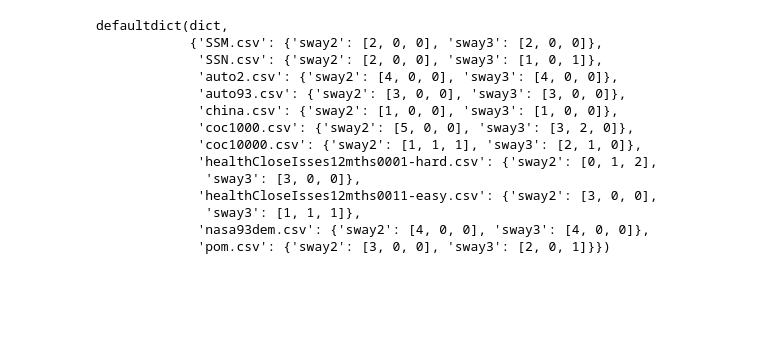
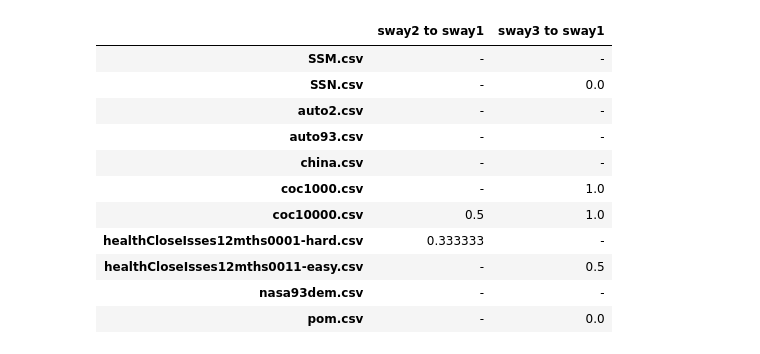
Before and after one commit to qchen59/ASE_2023Spring, a Jupyter notebook: src/project/graphs.ipynb, the cells around one changed output. Drawn from its saved outputs; the diff is of its cells as text; code cells hidden in the pictures; blank space fills up the shorter version.

```diff
--- a/src/project/graphs.ipynb
+++ b/src/project/graphs.ipynb
@@ -5,37 +0,0 @@ from collections import Counter, defaultdict
-# %%
-def deserializeFileToObject(filename: str = 'objs.pkl') -> list:
-    text_file = Path('../../etc/out') / filename
-    with text_file.open('rb') as f:
-        objects = pickle.load(f)
-    return objects
-
-def writeOutputsForDatasets(dataset_tables: dict[list], text_filename: str = 'project.out', latex_filename: str = 'project_latex.out', terminal_output: bool = True):
-    text_file = Path('../../etc/out') / text_filename
-    latex_file = Path('../../etc/out') / latex_filename
-    with text_file.open('w') as f1, latex_file.open('w') as f2:
-        for dataset, tables in dataset_tables.items():
-            table1, table2, table_times = tables[0], tables[1], tables[2]
-            # Write to terminal out
-            if terminal_output:
-                print(f'\nX{dataset:-^40}X\n')
-                print(table1)
-                print("\n")
-                print(table2)
-                print("\n")
-                print(table_times)
-
-            # Write to text file
-            f1.write(f'\n\nX{dataset:-^50}X\n\n')
-            f1.write(table1.to_string())
-            f1.write("\n\n")
-            f1.write(table2.to_string())
-            f1.write("\n\n")
-            f1.write(table_times.to_string())
-
-            # Write to latex file
-            f2.write(f'\n\nX{dataset:-^50}X\n\n')
-            f2.write(table1.to_latex(float_format="%.2f"))
-            f2.write("\n\n")
-            f2.write(table2.to_latex())
-            f2.write("\n\n")
-            f2.write(table_times.to_latex())
@@ -81,47 +28,47 @@ def getDatasetScores(dataset_tables):
         table1, table2, table3 = tables
         columns = list(table2.columns)
         equal2, better2, worse2 = 0,0,0
         equal3, better3, worse3 = 0,0,0
         for col in columns:
             multiplier = 1 if col[-1]=='+' else -1
             # for sway2
             if table2.loc['sway1 to sway2',col] == '=':
                 equal2+=1
             else:
                 sway1_val = multiplier*table1.loc['sway1',col]
                 sway2_val = multiplier*table1.loc['sway2',col]
                 if sway2_val > sway1_val:
                     better2 += 1
                 else:
                     worse2 += 1
             # for sway3
             if table2.loc['sway1 to sway3',col] == '=':
                 equal3+=1
             else:
                 sway1_val = multiplier*table1.loc['sway1',col]
                 sway3_val = multiplier*table1.loc['sway2',col]
                 if sway3_val > sway1_val:
                     better3 += 1
                 else:
                     worse3 += 1
-        scores[dataset]['sway2'] = [equal2, better2, worse2]
-        scores[dataset]['sway3'] = [equal3, better3, worse3]
+        # scores[dataset]['sway2'] = [equal2, better2, worse2]
+        # scores[dataset]['sway3'] = [equal3, better3, worse3]
+        scores[dataset]['sway2 to sway1'] = '-' if (better2+worse2)==0 else(better2)/(better2+worse2)
+        scores[dataset]['sway3 to sway1'] = '-' if (better3+worse3)==0 else (better3)/(better3+worse3)
 
-    return scores
+    return pd.DataFrame.from_dict(scores).T
 
 getDatasetScores(dataset_tables)
 # %% [output]
-defaultdict(dict,
-            {'SSM.csv': {'sway2': [2, 0, 0], 'sway3': [2, 0, 0]},
-             'SSN.csv': {'sway2': [2, 0, 0], 'sway3': [1, 0, 1]},
-             'auto2.csv': {'sway2': [4, 0, 0], 'sway3': [4, 0, 0]},
-             'auto93.csv': {'sway2': [3, 0, 0], 'sway3': [3, 0, 0]},
-             'china.csv': {'sway2': [1, 0, 0], 'sway3': [1, 0, 0]},
-             'coc1000.csv': {'sway2': [5, 0, 0], 'sway3': [3, 2, 0]},
-             'coc10000.csv': {'sway2': [1, 1, 1], 'sway3': [2, 1, 0]},
-             'healthCloseIsses12mths0001-hard.csv': {'sway2': [0, 1, 2],
-              'sway3': [3, 0, 0]},
-             'healthCloseIsses12mths0011-easy.csv': {'sway2': [3, 0, 0],
-              'sway3': [1, 1, 1]},
-             'nasa93dem.csv': {'sway2': [4, 0, 0], 'sway3': [4, 0, 0]},
-             'pom.csv': {'sway2': [3, 0, 0], 'sway3': [2, 0, 1]}})
+|  | sway2 to sway1 | sway3 to sway1 |
+| SSM.csv | - | - |
+| SSN.csv | - | 0.0 |
+| auto2.csv | - | - |
+| auto93.csv | - | - |
+| china.csv | - | - |
+| coc1000.csv | - | 1.0 |
+| coc10000.csv | 0.5 | 1.0 |
+| healthCloseIsses12mths0001-hard.csv | 0.333333 | - |
+| healthCloseIsses12mths0011-easy.csv | - | 0.5 |
+| nasa93dem.csv | - | - |
+| pom.csv | - | 0.0 |
```
Also changed, not shown: parts of 6 cells of this notebook, 2 other files.
